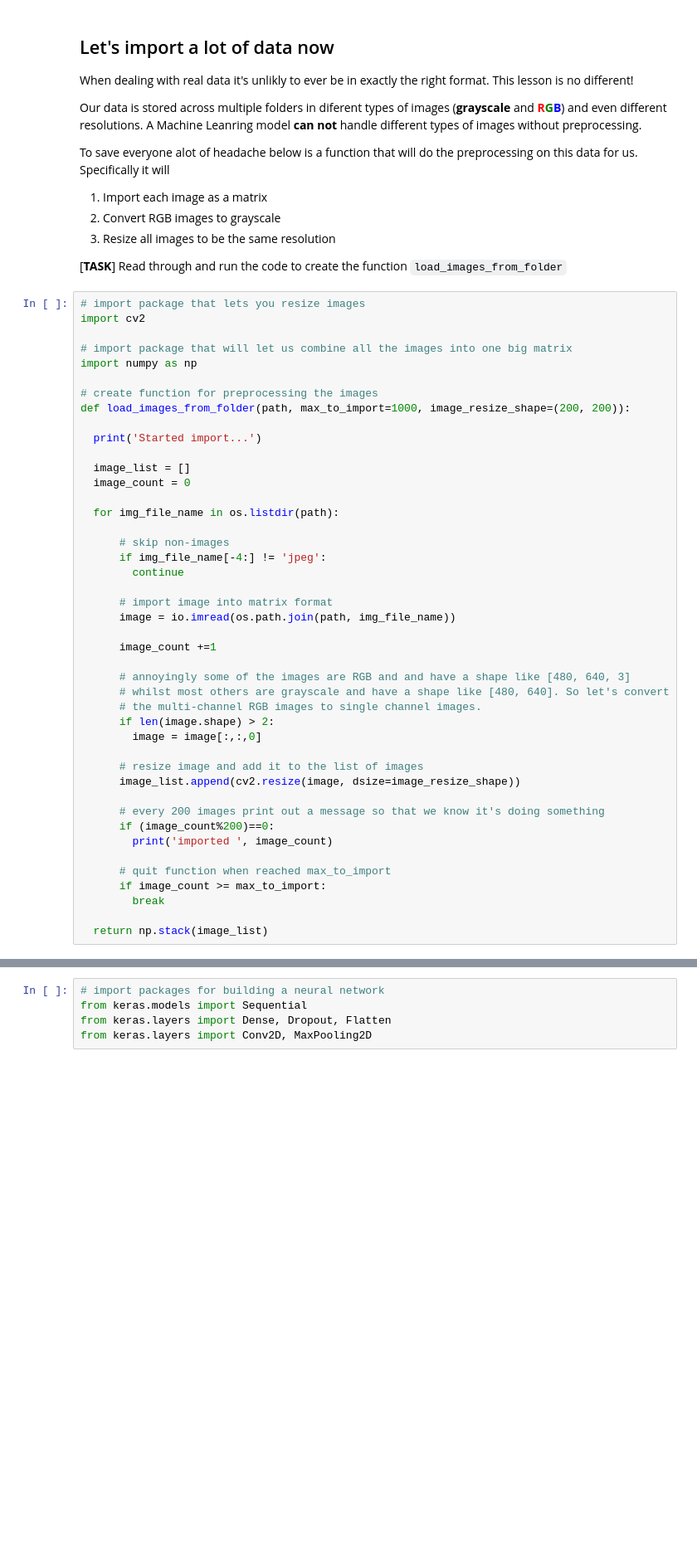
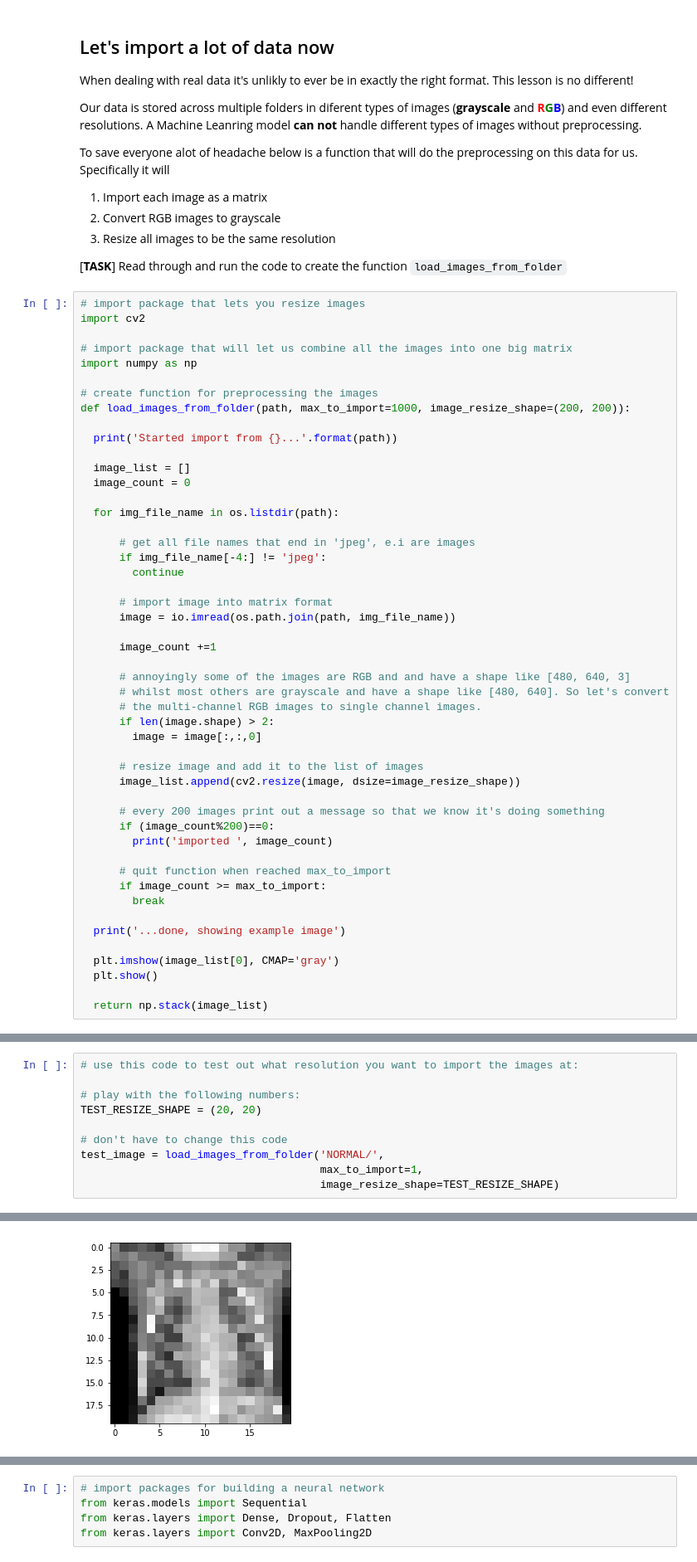
Before and after one commit to ZackAkil/machine-learning-trenches-and-highways, a Jupyter notebook: answers/Machine_Learning_Trenches.ipynb, the cells around one changed output, grey strips where cells are left out. Shown: that part at 83% size. Saved outputs shown, nothing was run; the diff lists cells and outputs as text; blank space fills up the shorter version.

```diff
--- a/answers/Machine_Learning_Trenches.ipynb
+++ b/answers/Machine_Learning_Trenches.ipynb
@@ -155,14 +170,14 @@ import numpy as np
 # create function for preprocessing the images
 def load_images_from_folder(path, max_to_import=1000, image_resize_shape=(200, 200)):
 
-  print('Started import...')
+  print('Started import from {}...'.format(path))
 
   image_list = []
   image_count = 0
 
   for img_file_name in os.listdir(path):
 
-      # skip non-images
+      # get all file names that end in 'jpeg', e.i are images
       if img_file_name[-4:] != 'jpeg':
         continue
 
@@ -188,5 +203,10 @@ def load_images_from_folder(path, max_to_import=1000, image_resize_shape=(200, 2
       if image_count >= max_to_import:
         break
 
+  print('...done, showing example image')
+
+  plt.imshow(image_list[0], CMAP='gray')
+  plt.show()
+
   return np.stack(image_list)
 # %% [markdown]
@@ -199,0 +220,11 @@ FYI: there is 1500 NORMAL images and  4000 PNEUMONIA images, and you could use i
+# %%
+# use this code to test out what resolution you want to import the images at:
+
+# play with the following numbers:
+TEST_RESIZE_SHAPE = (20, 20)
+
+# don't have to change this code
+test_image = load_images_from_folder('NORMAL/',
+                                     max_to_import=1,
+                                     image_resize_shape=TEST_RESIZE_SHAPE)
+# %% [output]
@@ -199,0 +233 @@ FYI: there is 1500 NORMAL images and  4000 PNEUMONIA images, and you could use i
+[figure, added]
```
Also changed, not shown: parts of 37 cells of this notebook.
